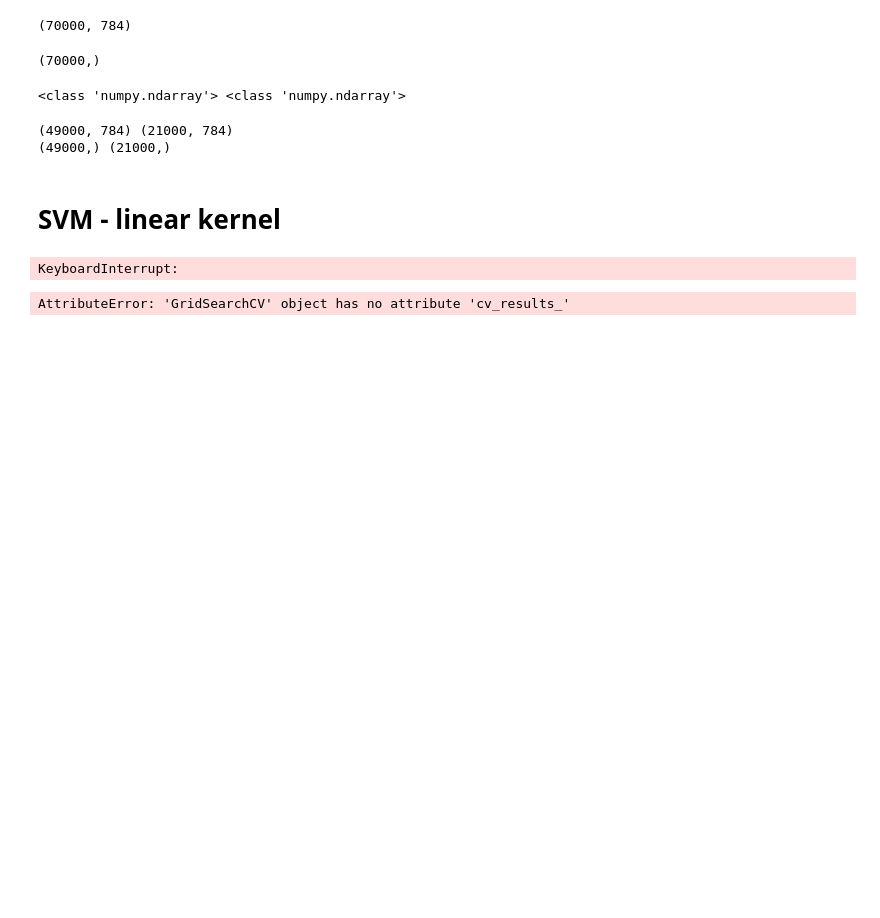
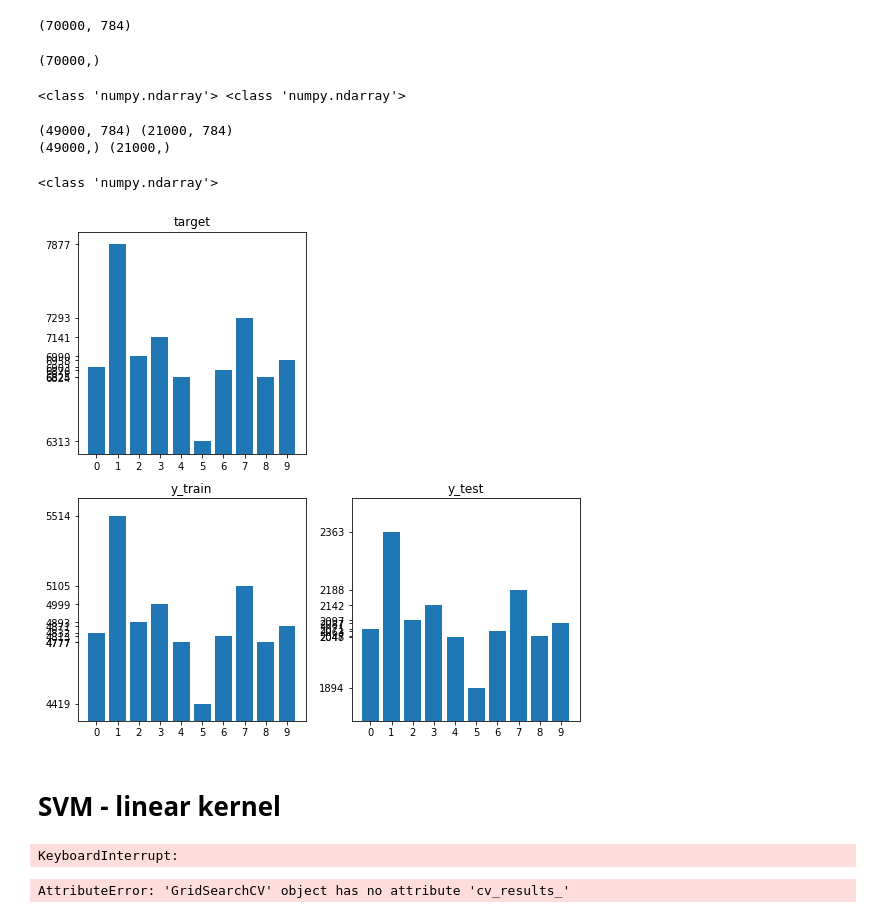
Before and after one commit to hy-kiera/artificial-intelligence, a Jupyter notebook: SVM_RL.ipynb, the cells around one changed output. Saved outputs shown, nothing was run; the diff lists cells and outputs as text; code cells hidden in the pictures; blank space fills up the shorter version.

```diff
--- a/SVM_RL.ipynb
+++ b/SVM_RL.ipynb
@@ -28,6 +50,7 @@ print(type(mnist.data), type(mnist.target))
 # %%
 images = mnist.data
 targets = mnist.target
+labels = np.array([0, 1, 2, 3, 4, 5, 6, 7, 8, 9])
 # %%
 data_df = pd.DataFrame(images)
 label_df = pd.DataFrame(targets)
@@ -36,9 +59,9 @@ label_df = pd.DataFrame(targets)
 # %%
 # label_df
 # %%
-# normalization
-# scaler = StandardScaler()
-scaler = RobustScaler()
+# standardization
+scaler = StandardScaler() # mean : 0, std : 1
+# scaler = RobustScaler() # median : 0, IQR : 1
 scaler.fit(images)
 X_scaled = scaler.transform(images)
 # %%
@@ -50,6 +74,48 @@ print(y_train.shape, y_test.shape)
 # %% [output]
 (49000, 784) (21000, 784)
 (49000,) (21000,)
+# %%
+print(type(y_train))
+# %% [output]
+<class 'numpy.ndarray'>
+# %%
+def count_target(target):
+    for i in range(10):
+        unique, counts = np.unique(target, return_counts=True)
+
+    return counts
+# %%
+# distribution of numbers after stratify sampling
+count_y_train = count_target(y_train)
+count_y_valid = count_target(y_valid)
+count_y = count_target(targets)
+
+plt.figure(figsize=(9,9))
+
+plt.subplot(221)
+plt.bar(labels, count_y)
+plt.title("target")
+plt.xticks(labels, labels)
+plt.yticks(count_y)
+plt.ylim(min(count_y)-100, max(count_y)+100)
+
+plt.subplot(223)
+plt.bar(labels, count_y_train)
+plt.title("y_train")
+plt.xticks(labels, labels)
+plt.yticks(count_y_train)
+plt.ylim(min(count_y_train)-100, max(count_y_train)+100)
+
+plt.subplot(224)
+plt.bar(labels, count_y_valid)
+plt.title("y_test")
+plt.xticks(labels, labels)
+plt.yticks(count_y_valid)
+plt.ylim(min(count_y_valid)-100, max(count_y_valid)+100)
+
+plt.show()
+# %% [output]
+[figure, added]
 # %%
 X_train_df = pd.DataFrame(X_train)
 y_train_df = pd.DataFrame(y_train)
```
Also changed, not shown: parts of 9 cells of this notebook.
